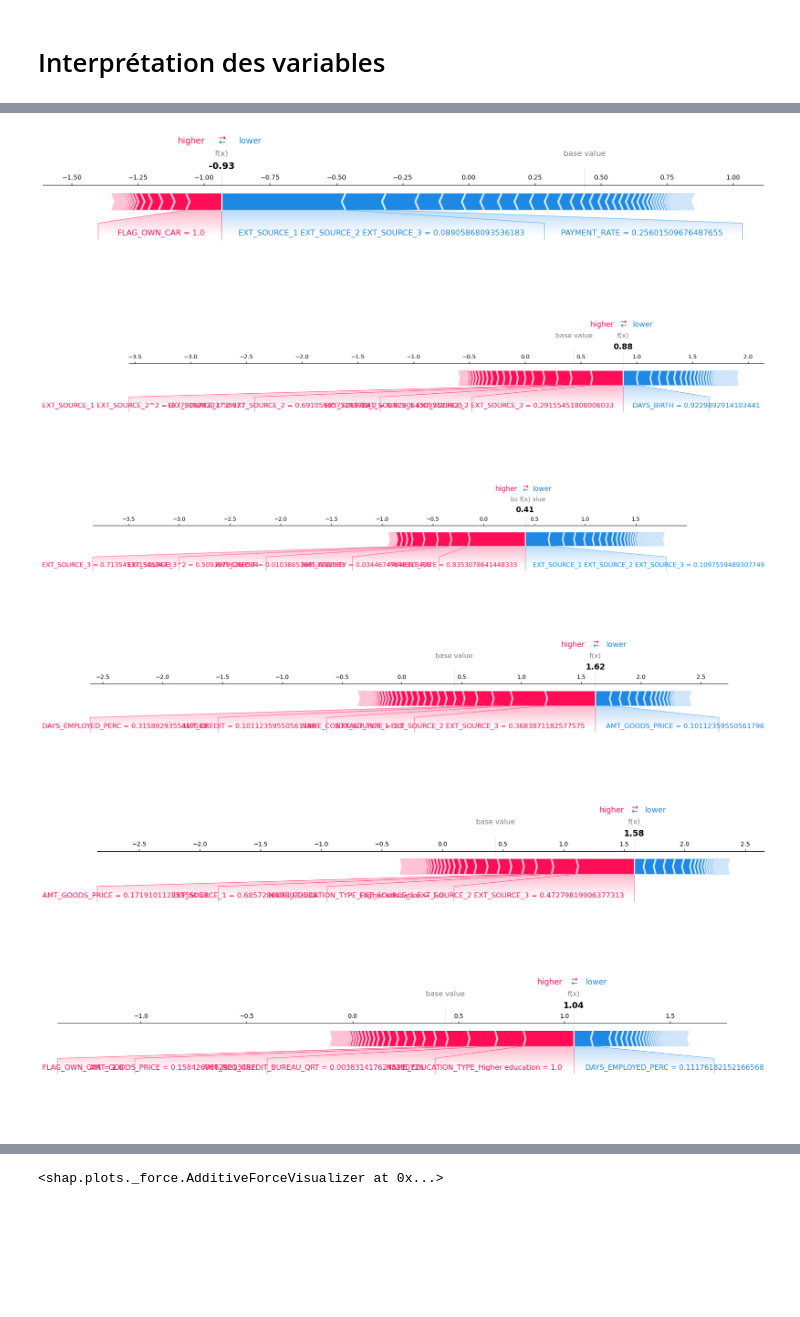
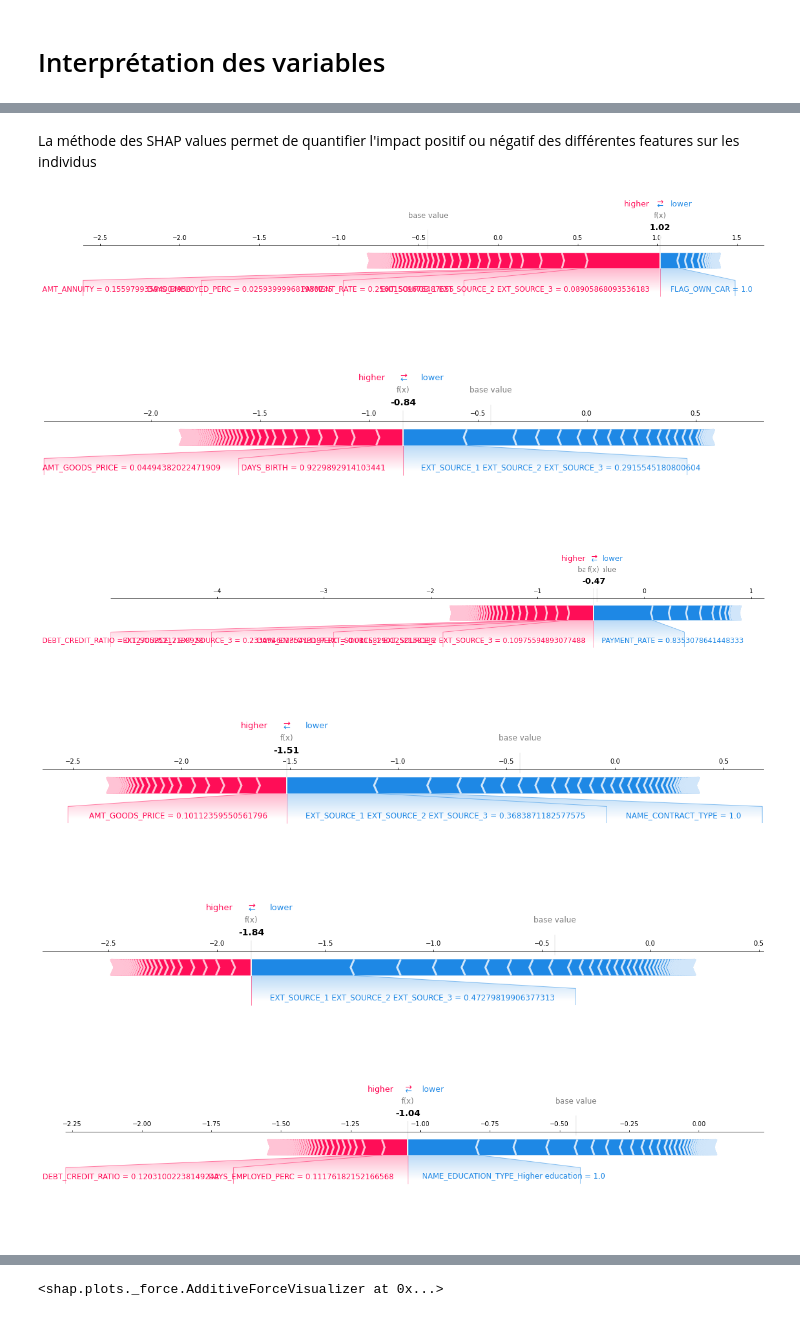
Before and after one commit to StevPav/OCR_Data_Scientist_P7, a Jupyter notebook: P7_01_notebook.ipynb, the cells around one changed output, grey strips where cells are left out. Cells and saved outputs as stored; diff of their text form; code cells hidden in the pictures; blank space fills up the shorter version.

```diff
--- a/P7_01_notebook.ipynb
+++ b/P7_01_notebook.ipynb
@@ -841,3 +860,9 @@ Nous avons une perte légère de performance mais un gain de temps conséquent.
+# %%
+# Normalisation des données
+scaler=preprocessing.MinMaxScaler(feature_range=(0, 1))
+scaler.fit(X_app_train)
+X_app_train=scaler.transform(X_app_train)
+X_app_test=scaler.transform(X_app_test)
 # %%
 recap_table = pd.DataFrame(columns = ['F-Beta Score','ROC AUC','Recall','F1-Score','Conf. matrix','Conf. matrix(%)','Prediction time','Best parameters']).rename_axis('Model')
 # %%
@@ -1023,13 +1054,12 @@ def seuil(X_train,y_train,X_test,y_test,model,bestparam):
     model_gs=model_selection.GridSearchCV(estimator = model, param_grid=bestparam,scoring=scorer)      # définition de la Cross-Validation
     model_gs.fit(X_app_train, y_train) #Fit du modèle sur le jeu d'entrainement
     y_pred_proba=model_gs.predict_proba(X_app_test) #Calcul de la proba d'appartenance àchaque classe
-    feat_imp=model_gs.best_estimator_.feature_importances_
 
     for i in np.linspace(0,1,101):
         y_pred=np.where(y_pred_proba>i,1,0)[:,1] #Calcul de la classe d'appartenance (seuil variable)
         fbeta=round(metrics.fbeta_score(y_test,y_pred,beta=2),4)
         fbeta_list.append(fbeta)
 
-    return fbeta_list,feat_imp,model_gs
+    return fbeta_list,model_gs
 # %%
 logreg=linear_model.LogisticRegression(class_weight='balanced')
@@ -1052,6 +1085,6 @@ Please also refer to the documentation for alternative solver options:
 # %%
 lgbm=LGBMClassifier(class_weight='balanced')
-fbeta_list_lgbm,feat_imp_lgbm,lgbm=seuil(X_app_train,y_train,X_app_test,y_test,lgbm,{'boosting_type': ['gbdt'],
+fbeta_list_lgbm,lgbm=seuil(X_app_train,y_train,X_app_test,y_test,lgbm,{'boosting_type': ['gbdt'],
  'learning_rate': [0.1],
  'max_depth': [4],
  'reg_alpha': [10.0]})
@@ -1106,0 +1135,5 @@ np.shape(shap_values)
+# %%
+# Calcul des valeurs SHAP permettant de visualiser l'impact des features sur chaque individu
+df_X_test=pd.DataFrame(data=X_app_test,columns=X_app.columns)
+explainer = shap.TreeExplainer(lgbm.best_estimator_)
+shap_values = explainer.shap_values(df_X_test)
@@ -1111,11 +1146,13 @@ shap.summary_plot(shap_values[0], X_app.columns)
+# %% [markdown]
+La méthode des SHAP values permet de quantifier l'impact positif ou négatif des différentes features sur les individus
 # %%
 for i in range(0,8):
-    shap.force_plot(explainer.expected_value[0], shap_values[0][i], features=X_app_test[i], feature_names=X_app.columns, matplotlib=True)
+    shap.force_plot(explainer.expected_value[1], shap_values[1][i], features=X_app_test[i], feature_names=X_app.columns, matplotlib=True)
 plt.show()
 # %% [output]
-[figure, old version]
+[figure, new version]
-[figure, old version]
+[figure, new version]
-[figure, old version]
+[figure, new version]
-[figure, old version]
+[figure, new version]
-[figure, old version]
+[figure, new version]
-[figure, old version]
+[figure, new version]
```
Also changed, not shown: parts of 75 cells of this notebook.
